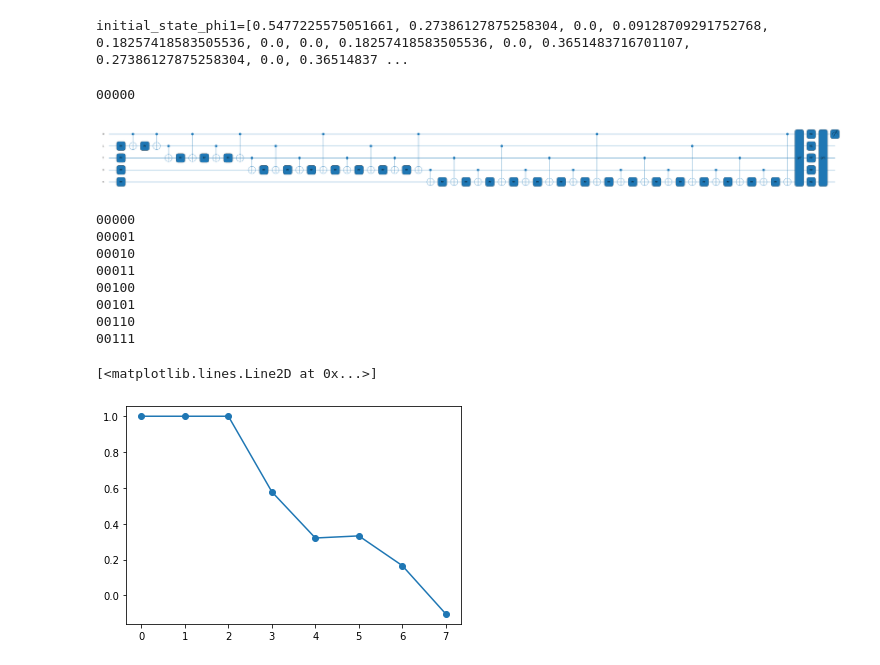
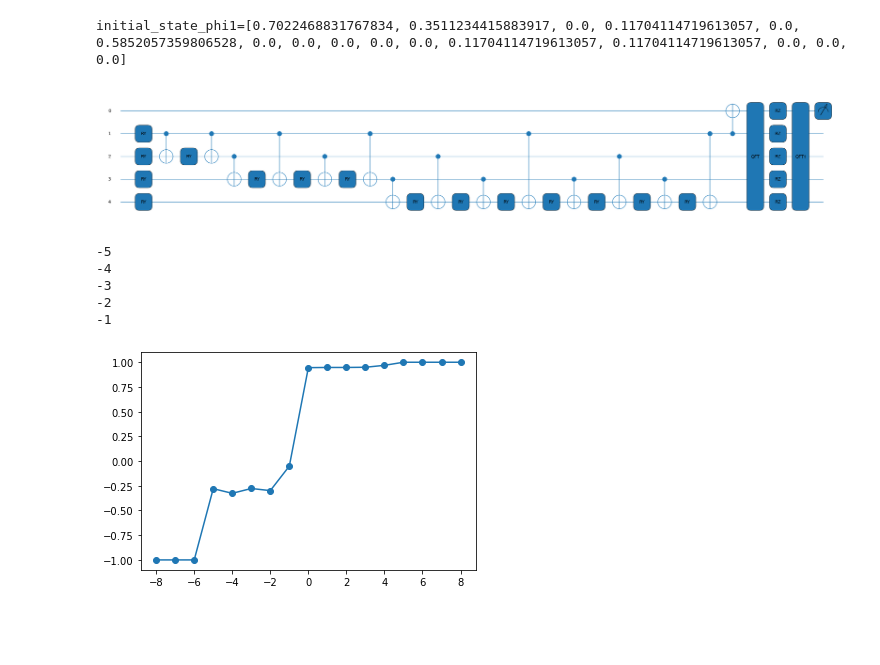
Before and after one commit to natanil-m/Quantum-Global-Optimum-Finder, a Jupyter notebook: Global Optimum/Test cases/builder.ipynb, the cells around one changed output. Drawn from its saved outputs; the diff is of its cells as text; code cells hidden in the pictures; blank space fills up the shorter version.

```diff
--- a/Global Optimum/Test cases/builder.ipynb
+++ b/Global Optimum/Test cases/builder.ipynb
@@ -5,3 +7,12 @@ import matplotlib.pyplot as plt
+# %%
+#Global Control Variables
+k_helper = None
+k_global_search_max = None
+k_global_search_min = None
+
+test_input = [0.6, 0.3, 0.0, 0.1, 0.0, 0.5,0.0,0.0,0.0,0.0,0.0,0.1,0.1,0.0, 0.0, 0.0]
+num_of_qubits_test = int(np.log2(len(test_input)))
+num_overflow_bit = 1
 # %%
 def add_k_sign(k, wires):
     #sign handling
@@ -23,10 +26,4 @@ def add_k_sign(k, wires):
 # %%
-import math
-from pennylane.optimize import AdamOptimizer
-
-
-num_of_qubits_test = 4
-num_overflow_bit = 1
 num_qubits = num_of_qubits_test + num_overflow_bit
 
 
@@ -37,17 +34,7 @@ tiny_change_threshold = 1e-4
 cnt_threshold_no_change = 5
 
 
-
-
-test_input = [0.6, 0.3, 0.0, 0.1, 0.2, 0.0,0.0,0.2,0.0,0.4,0.3,0.0,0.4,0.5, 0.0, 0.0]
-overflow_test_input = []
-for i in range(2**(num_of_qubits_test+num_overflow_bit)):
-    if(i<len(test_input)):
-        overflow_test_input.append(test_input[i])
-    else:
-        overflow_test_input.append(0.0)
-
-start_state = np.array(overflow_test_input)
+start_state = np.array(test_input)
 start_state = start_state/np.linalg.norm(start_state)
 
 initial_state2 = start_state.tolist()
@@ -56,6 +43,6 @@ initial_state_phi1 = initial_state2
 print(f'initial_state_phi1={initial_state_phi1}')
 initial_state_0_phi1  = initial_state_phi1 + [0]*len(initial_state_phi1) # 2**num_of_qubits
 # %% [output]
-initial_state_phi1=[0.5477225575051661, 0.27386127875258304, 0.0, 0.09128709291752768, 0.18257418583505536, 0.0, 0.0, 0.18257418583505536, 0.0, 0.3651483716701107, 0.27386127875258304, 0.0, 0.36514837 ...
+initial_state_phi1=[0.7022468831767834, 0.3511234415883917, 0.0, 0.11704114719613057, 0.0, 0.5852057359806528, 0.0, 0.0, 0.0, 0.0, 0.0, 0.11704114719613057, 0.11704114719613057, 0.0, 0.0, 0.0]
 # %%
 device_name_standard_maker = 'default.qubit'
@@ -63,40 +50,42 @@ device_name2 = 'default.qubit'
 device_name3 = 'default.qubit'
 # %%
-dev_standard_maker = qml.device(device_name_standard_maker, wires=num_qubits,shots=1024) # add some bits for handle overflow
+dev_standard_maker = qml.device(device_name_standard_maker, wires=num_qubits,shots=1024)
 @qml.qnode(dev_standard_maker)
 def standard_maker_helper_circuit(k,input,wires):
-    qml.QubitStateVector(np.array(input), wires=wires)
+    qml.QubitStateVector(np.array(input), wires=wires[1:])
+    qml.CNOT(wires=[1,0]) # add some bits for handle overflow
     add_k_sign(k,wires=wires)
-
-    # return qml.probs(wires=wires)
     return qml.expval(qml.PauliZ(wires=0))
 
 
 qml.draw_mpl(standard_maker_helper_circuit, show_all_wires=True)(0,start_state,dev_standard_maker.wires)
 plt.show()
 # %% [output]
-00000
-[figure, old version]
+[figure, new version]
 # %%
 
-x=[i for i in range(0,2**(num_qubits-1-1))]
+x=[i for i in range(-2**(num_qubits-1-1),2**(num_qubits-1-1)+1)]
 y=[]
 for i in x:
-    y.append(standard_maker_helper_circuit(i,start_state,dev_standard_maker.wires))
+    exp_val = standard_maker_helper_circuit(i,start_state,dev_standard_maker.wires)
+    if(-0.5<exp_val<0.5):
+        print(i)
+        k_helper = i
+
+    y.append(exp_val)
 
 # plot scatter plot with x and y data
 plt.scatter(x, y)
 
 # plot with x and y data
 plt.plot(x, y)
+
+if(k_helper==None):
+    print('Error in standard making')
 # %% [output]
-00000
-00001
-00010
-00011
-00100
-00101
-00110
-00111
+-5
+-4
+-3
+-2
+-1
-[<matplotlib.lines.Line2D at 0x...>]
-[figure, old version]
+[figure, new version]
```
Also changed, not shown: parts of 7 cells of this notebook.
